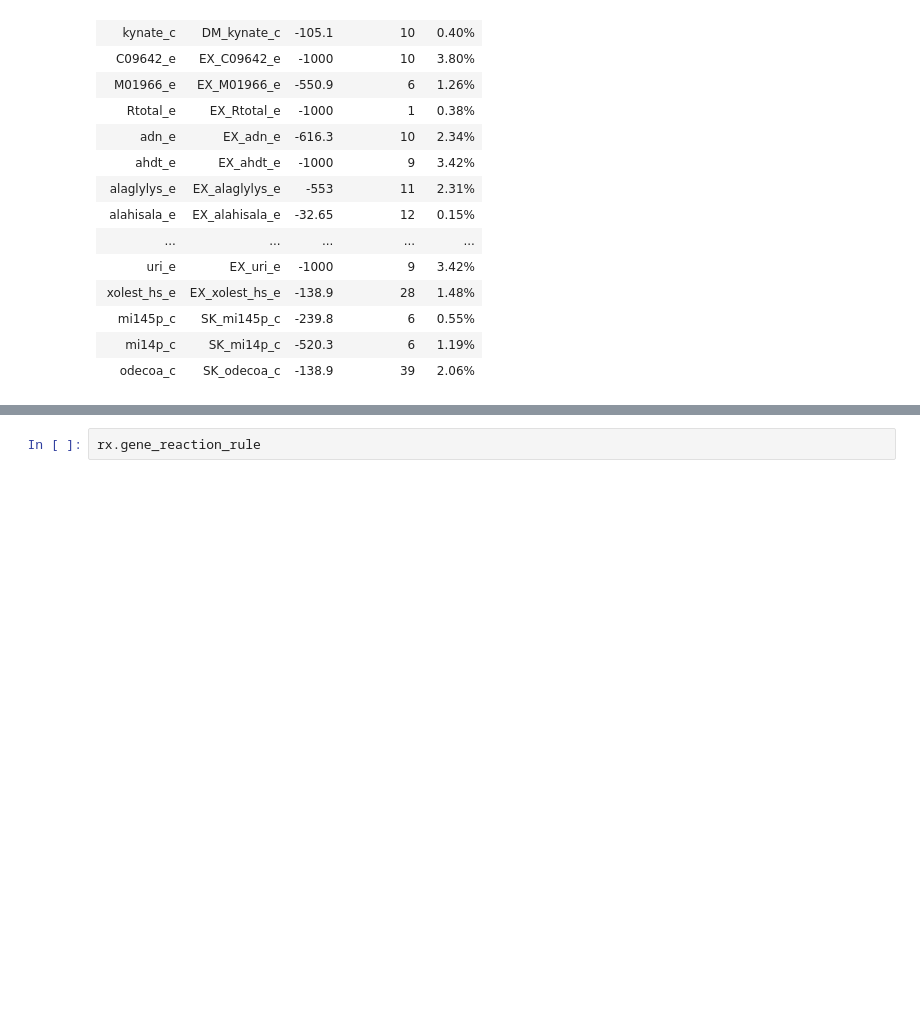
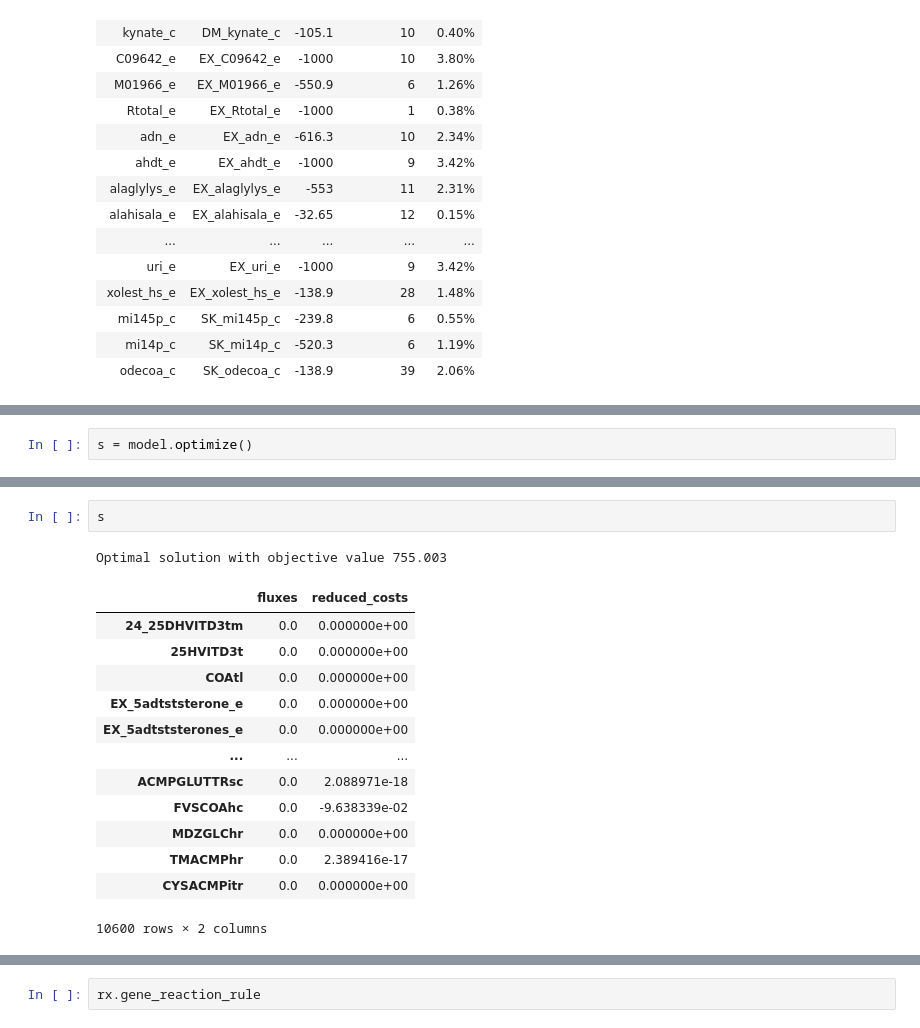
Before and after one commit to mmoskon/BioMed2223, a Jupyter notebook: 00_basic.ipynb, the cells around one changed output, grey strips where cells are left out. Drawn from its saved outputs; the diff is of its cells as text; blank space fills up the shorter version.

```diff
--- a/00_basic.ipynb
+++ b/00_basic.ipynb
@@ -73,0 +239,2 @@ rx = model.reactions.get_by_id("2AMACHYD")
+# %%
+s = model.optimize()
@@ -73,0 +255,17 @@ rx = model.reactions.get_by_id("2AMACHYD")
+# %%
+s
+# %% [output]
+Optimal solution with objective value 755.003
+|  | fluxes | reduced_costs |
+| 24_25DHVITD3tm | 0.0 | 0.000000e+00 |
+| 25HVITD3t | 0.0 | 0.000000e+00 |
+| COAtl | 0.0 | 0.000000e+00 |
+| EX_5adtststerone_e | 0.0 | 0.000000e+00 |
+| EX_5adtststerones_e | 0.0 | 0.000000e+00 |
+| ... | ... | ... |
+| ACMPGLUTTRsc | 0.0 | 2.088971e-18 |
+| FVSCOAhc | 0.0 | -9.638339e-02 |
+| MDZGLChr | 0.0 | 0.000000e+00 |
+| TMACMPhr | 0.0 | 2.389416e-17 |
+| CYSACMPitr | 0.0 | 0.000000e+00 |
+10600 rows × 2 columns
```
Also changed, not shown: parts of 37 cells of this notebook, 2 other files.
